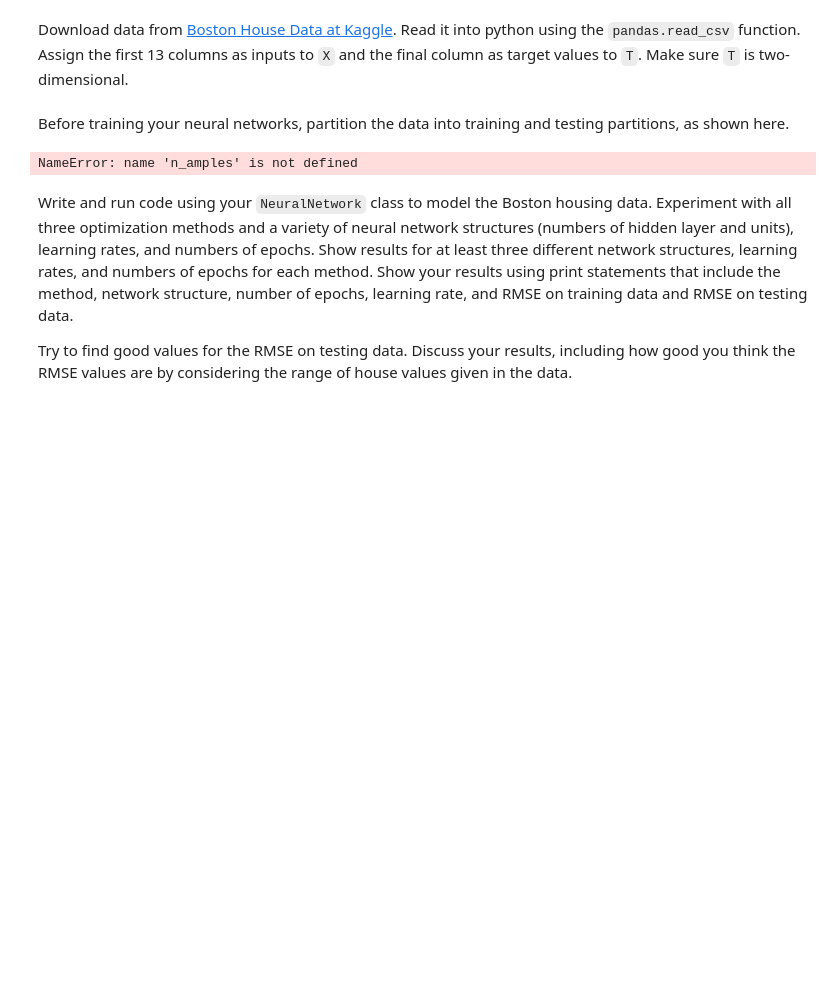
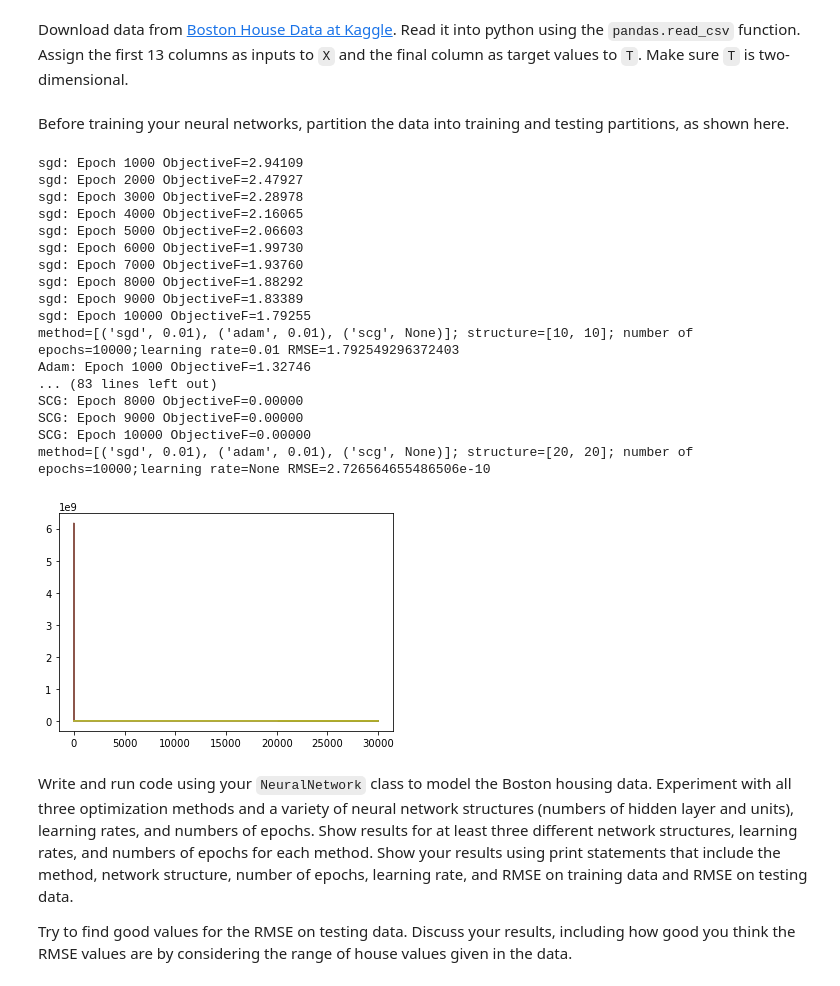
Before and after one commit to giantsda/CS545, a Jupyter notebook: HW/Chen-A2.ipynb, the cells around one changed output. Drawn from its saved outputs; the diff is of its cells as text; code cells hidden in the pictures; blank space fills up the shorter version.

```diff
--- a/HW/Chen-A2.ipynb
+++ b/HW/Chen-A2.ipynb
@@ -446,26 +496,77 @@ Download data from [Boston House Data at Kaggle](https://www.kaggle.com/fedesori
 # %% [markdown]
 Before training your neural networks, partition the data into training and testing partitions, as shown here.
 # %%
+
 def partition(X, T, train_fraction):
     n_samples = X.shape[0]
     rows = np.arange(n_samples)
     np.random.shuffle(rows)
 
-    n_train = round(n_amples * train_fraction)
+    n_train = round(n_samples * train_fraction)
 
-    Xtrain = X[rows[:ntrain], :]
-    Ttrain = T[rows[:ntrain], :]
-    Xtest = X[rows[ntrain:], :]
-    Ttest = T[rows[ntrain:], :]
-
+    Xtrain = X[rows[:n_train], :]
+    Ttrain = T[rows[:n_train], :]
+    Xtest = X[rows[n_train:], :]
+    Ttest = T[rows[n_train:], :]
+    return [Xtrain, Ttrain, Xtest, Ttest]
 def rmse(T, Y):
     return np.sqrt(np.mean((T - Y)**2))
-# %%
-# Assuming you have assigned `X` and `T` correctly.
-
-Xtrain, Train, Xtest, Ttest = partition(X, T, 0.8)
-# %% [output]
-NameError: name 'n_amples' is not defined
+# %%
+import pandas  # for reading csv file
+
+
+# Assuming you have assigned `X` and `T` correctly.
+data = pandas.read_csv('boston.csv', delimiter=',', decimal='.', usecols=range(14), na_values=-200)
+data = data.dropna(axis=0)
+
+data=data.to_numpy()
+
+X=data[:,0:13]
+T=data[:,-1].reshape(-1,1)
+Xtrain, Train, Xtest, Ttest = partition(X, T, 0.8)
+errors = []
+layersS=[ [10,10],
+     [5, 5, 5],
+     [20,20],
+     ]
+
+n_epochs = 10000
+method_rhos = [  ('sgd',0.01),
+                ('adam',0.01),
+                    ('scg', None)]
+
+for i in range(len(layersS)):
+    for j in range (len(method_rhos)):
+        method=method_rhos[j][0]
+        rho=method_rhos[j][1]
+        layer=layersS[i]
+        nnet =NeuralNetwork(X.shape[1], layer,1)
+        nnet.train(X, T, n_epochs, method=method, learning_rate=rho)
+        Y = nnet.use(X)
+        plt.plot(nnet.get_error_trace(), label='Model ' + method)
+
+        errors.append(nnet.get_error_trace())
+        print(f'method={method_rhos}; structure={layer}; number of epochs={n_epochs};learning rate={rho} RMSE={nnet.get_error_trace()[-1]}')
+plt.show()
+# %% [output]
+sgd: Epoch 1000 ObjectiveF=2.94109
+sgd: Epoch 2000 ObjectiveF=2.47927
+sgd: Epoch 3000 ObjectiveF=2.28978
+sgd: Epoch 4000 ObjectiveF=2.16065
+sgd: Epoch 5000 ObjectiveF=2.06603
+sgd: Epoch 6000 ObjectiveF=1.99730
+sgd: Epoch 7000 ObjectiveF=1.93760
+sgd: Epoch 8000 ObjectiveF=1.88292
+sgd: Epoch 9000 ObjectiveF=1.83389
+sgd: Epoch 10000 ObjectiveF=1.79255
+method=[('sgd', 0.01), ('adam', 0.01), ('scg', None)]; structure=[10, 10]; number of epochs=10000;learning rate=0.01 RMSE=1.792549296372403
+Adam: Epoch 1000 ObjectiveF=1.32746
+... (83 lines left out)
+SCG: Epoch 8000 ObjectiveF=0.00000
+SCG: Epoch 9000 ObjectiveF=0.00000
+SCG: Epoch 10000 ObjectiveF=0.00000
+method=[('sgd', 0.01), ('adam', 0.01), ('scg', None)]; structure=[20, 20]; number of epochs=10000;learning rate=None RMSE=2.726564655486506e-10
+[figure, added]
 # %% [markdown]
 Write and run code using your `NeuralNetwork` class to model the Boston housing data. Experiment with all three optimization methods and a variety of neural network structures (numbers of hidden layer and units), learning rates, and numbers of epochs. Show results for at least three different network structures, learning rates, and numbers of epochs for each method.  Show your results using print statements that include the method, network structure, number of epochs, learning rate, and RMSE on training data and RMSE on testing data.
 
```
Also changed, not shown: parts of 9 cells of this notebook, 4 other files.
